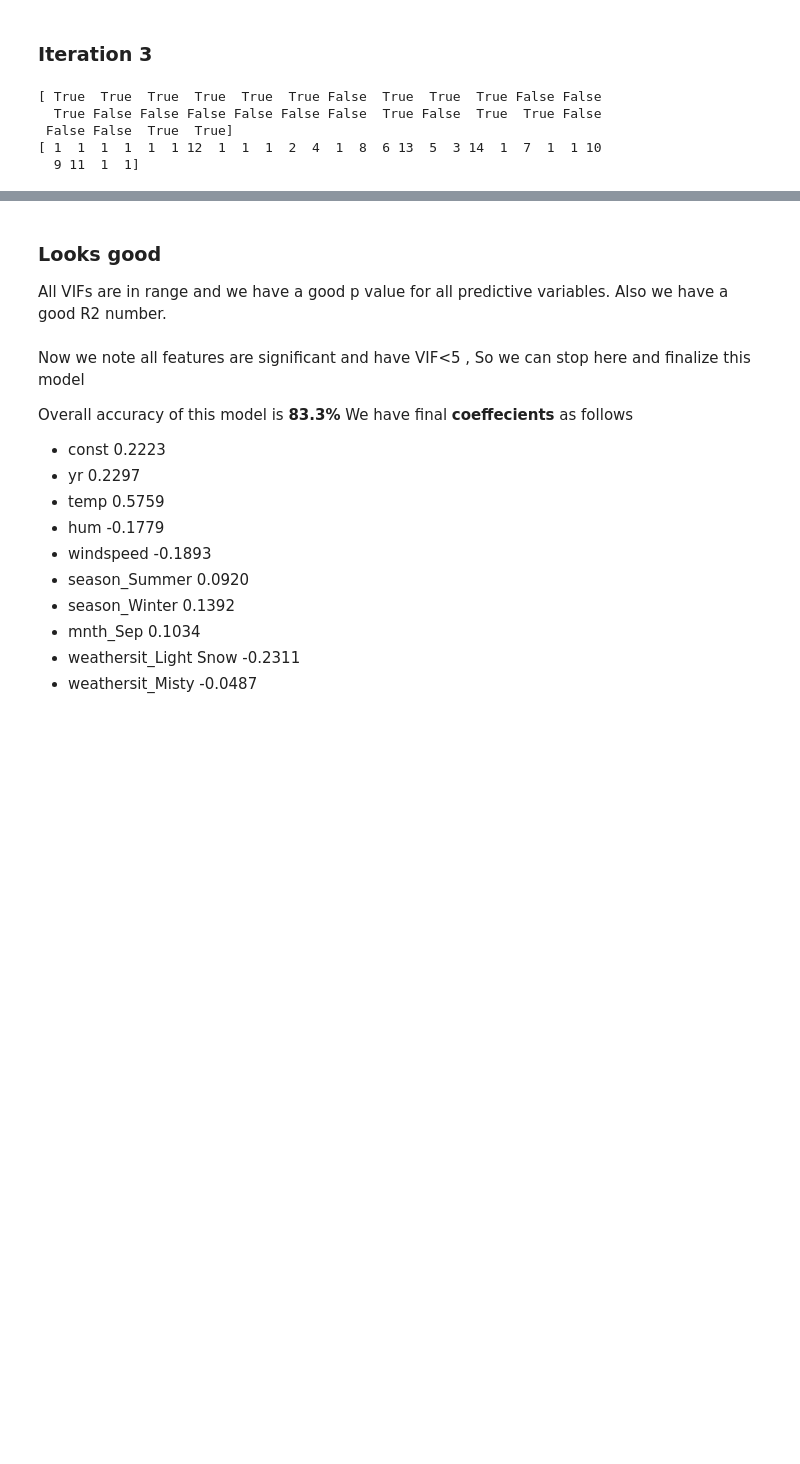
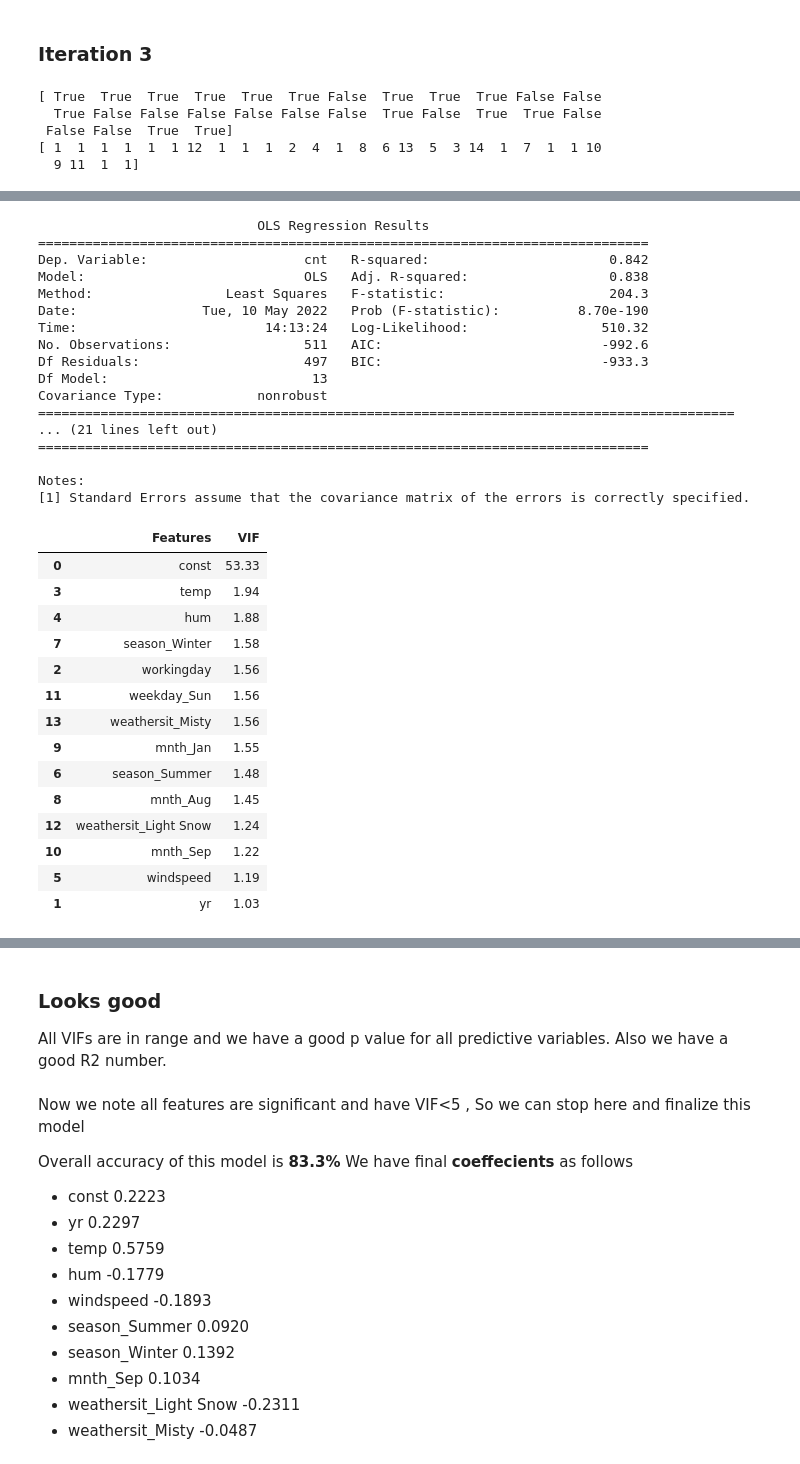
Before and after one commit to anuragpatel23/BikeSharingCaseStudy, a Jupyter notebook: Bike Sharing Assignment.ipynb, the cells around one changed output, grey strips where cells are left out. Cells and saved outputs as stored; diff of their text form; code cells hidden in the pictures; blank space fills up the shorter version.

```diff
--- a/Bike Sharing Assignment.ipynb
+++ b/Bike Sharing Assignment.ipynb
@@ -677,8 +707,15 @@ strong multicollinearity problems or that the design matrix is singular.
 # %%
-X_train_rfe3 = X_train_rfe3.drop(["holiday","workingday","weekday_Sat","weekday_Sun","mnth_Jan","mnth_Aug"], axis = 1)
+X_train_rfe3 = X_train_rfe3.drop(["holiday"], axis = 1)
 X_train_lm3 = sm.add_constant(X_train_rfe3)
 lm3 = sm.OLS(y_train,X_train_lm3).fit()
 print(lm3.summary())
+vif = pd.DataFrame()
+X = X_train_rfe3
+vif['Features'] = X.columns
+vif['VIF'] = [variance_inflation_factor(X.values, i) for i in range(X.shape[1])]
+vif['VIF'] = round(vif['VIF'], 2)
+vif = vif.sort_values(by = "VIF", ascending = False)
+vif
 # %% [output]
                             OLS Regression Results
 ==============================================================================
@@ -699,0 +753,45 @@ Notes:
+# %%
+X_train_rfe3 = X_train_rfe3.drop(["weekday_Sat"], axis = 1)
+X_train_lm3 = sm.add_constant(X_train_rfe3)
+lm3 = sm.OLS(y_train,X_train_lm3).fit()
+print(lm3.summary())
+vif = pd.DataFrame()
+X = X_train_rfe3
+vif['Features'] = X.columns
+vif['VIF'] = [variance_inflation_factor(X.values, i) for i in range(X.shape[1])]
+vif['VIF'] = round(vif['VIF'], 2)
+vif = vif.sort_values(by = "VIF", ascending = False)
+vif
+# %% [output]
+                            OLS Regression Results
+==============================================================================
+Dep. Variable:                    cnt   R-squared:                       0.842
+Model:                            OLS   Adj. R-squared:                  0.838
+Method:                 Least Squares   F-statistic:                     204.3
+Date:                Tue, 10 May 2022   Prob (F-statistic):          8.70e-190
+Time:                        14:13:24   Log-Likelihood:                 510.32
+No. Observations:                 511   AIC:                            -992.6
+Df Residuals:                     497   BIC:                            -933.3
+Df Model:                          13
+Covariance Type:            nonrobust
+=========================================================================================
+... (21 lines left out)
+==============================================================================
+
+Notes:
+[1] Standard Errors assume that the covariance matrix of the errors is correctly specified.
+|  | Features | VIF |
+| 0 | const | 53.33 |
+| 3 | temp | 1.94 |
+| 4 | hum | 1.88 |
+| 7 | season_Winter | 1.58 |
+| 2 | workingday | 1.56 |
+| 11 | weekday_Sun | 1.56 |
+| 13 | weathersit_Misty | 1.56 |
+| 9 | mnth_Jan | 1.55 |
+| 6 | season_Summer | 1.48 |
+| 8 | mnth_Aug | 1.45 |
+| 12 | weathersit_Light Snow | 1.24 |
+| 10 | mnth_Sep | 1.22 |
+| 5 | windspeed | 1.19 |
+| 1 | yr | 1.03 |
```
Also changed, not shown: parts of 12 cells of this notebook, 1 other file.
